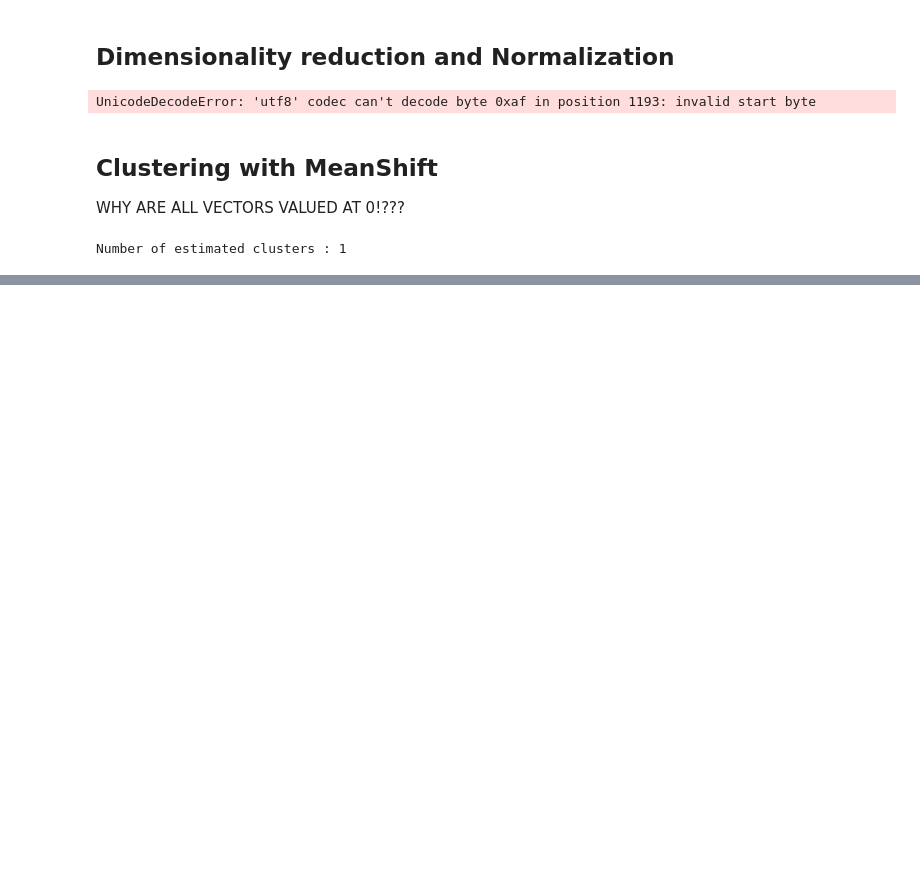
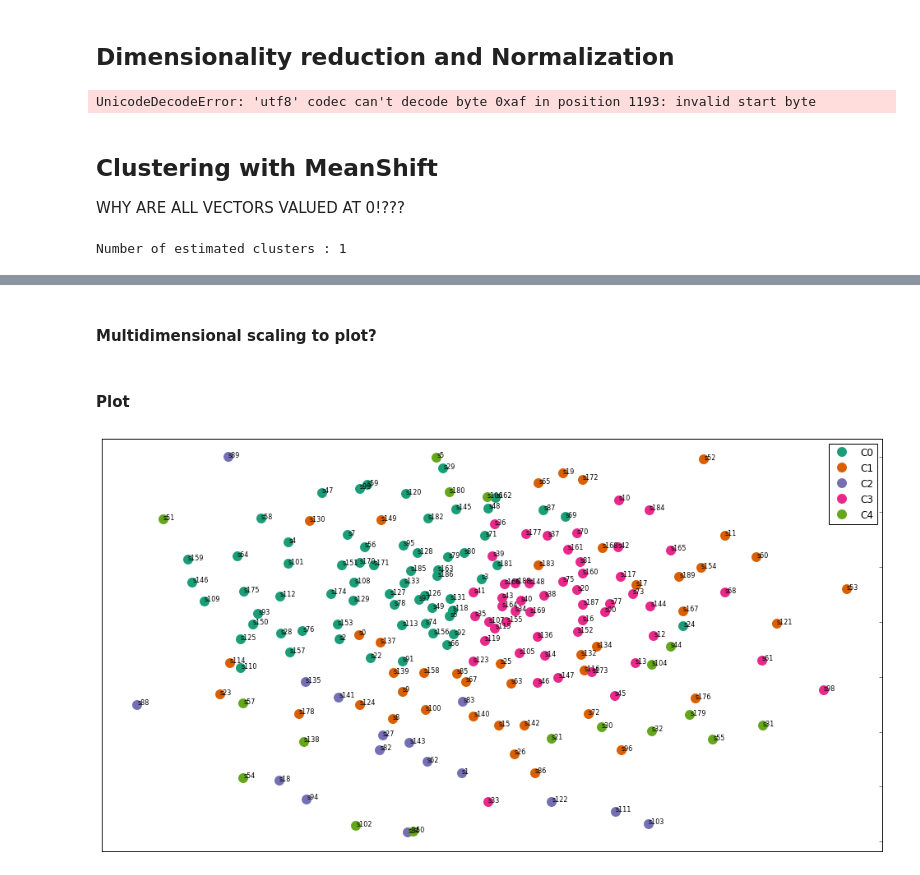
Before and after one commit to betoesquivel/onforums-testdataextractor, a Jupyter notebook: TestDataExtractor.ipynb, the cells around one changed output, grey strips where cells are left out. Cells and saved outputs as stored; diff of their text form; code cells hidden in the pictures; blank space fills up the shorter version.

```diff
--- a/TestDataExtractor.ipynb
+++ b/TestDataExtractor.ipynb
@@ -217,0 +327,8 @@ Number of estimated clusters : 1
+# %%
+from sklearn.cluster import KMeans
+
+num_clusters = 5
+km = KMeans(n_clusters=num_clusters)
+
+%time km.fit(tfidf_matrix)
+clusters = km.labels_.tolist()
@@ -217,0 +358,59 @@ Number of estimated clusters : 1
+# %% [markdown]
+#### Multidimensional scaling to plot?
+# %%
+import os
+import matplotlib.pyplot as plt
+import matplotlib as mpl
+from sklearn.manifold import MDS
+
+MDS()
+mds = MDS(n_components=2, dissimilarity="precomputed", random_state=1)
+pos = mds.fit_transform(dist)
+
+xs, ys = pos[:,0], pos[:, 1]
+# %% [markdown]
+#### Plot
+# %%
+cluster_colors = {0: '#1b9e77', 1: '#d95f02', 2: '#7570b3', 3: '#e7298a', 4: '#66a61e'}
+cluster_names = {0: 'C0',
+                 1: 'C1',
+                 2: 'C2',
+                 3: 'C3',
+                 4: 'C4'}
+
+# iPython now will show matplotlib plots inline
+%matplotlib inline
+
+df = pd.DataFrame(dict(x=xs, y=ys, label=clusters, title=["s{0}".format(x) for x in range(190)]))
+
+groups = df.groupby('label')
+
+### set up the plot
+fig, ax = plt.subplots(figsize=(17,9))
+ax.margins(0.05)
+for name, group in groups:
+    ax.plot(group.x, group.y, marker='o', linestyle='',
+           ms=12, label=cluster_names[name], color=cluster_colors[name],
+           mec='none')
+    ax.set_aspect('auto')
+    ax.tick_params(\
+        axis='x',
+        which='both',
+        bottom='off',
+        top='off',
+        labelbottom='off')
+    ax.tick_params(\
+        axis='y',
+        which='both',
+        left='off',
+        top='off',
+        labelleft='off')
+ax.legend(numpoints=1)
+
+for i in range(len(df)):
+    ax.text(df.ix[i]['x'], df.ix[i]['y'], df.ix[i]['title'],
+           size=8)
+
+plt.show()
+# %% [output]
+[figure, added]
```
Also changed, not shown: parts of 26 cells of this notebook, 5 other files.
